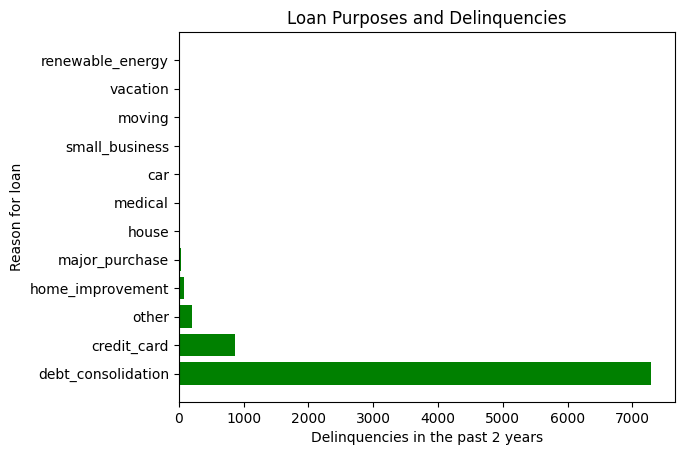
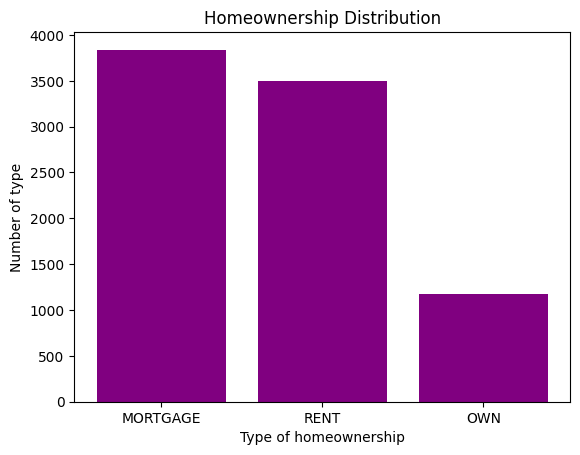
The change to this notebook cell's code, shown as a diff; its figure went from the first image to the second:
--- before
+++ after
@@ -1,9 +1,10 @@
-x = solo_income_df["loan_purpose"].value_counts().index
-y = solo_income_df["loan_purpose"].value_counts().values
+#I might want to do a question based on house ownership compared to something else so this visual is in preparation
 
+x = solo_income_df["homeownership"].value_counts().index
+y = solo_income_df["homeownership"].value_counts().values
 
-plt.barh(x, y, color="green")
-plt.title("Loan Purposes and Distribution")
-plt.xlabel("Reason for loan")
+plt.bar(x, y, color="purple")
+plt.title("Homeownership Distribution")
+plt.xlabel("Type of homeownership")
 plt.ylabel("Number of type")
 

Commit: Created using Colab